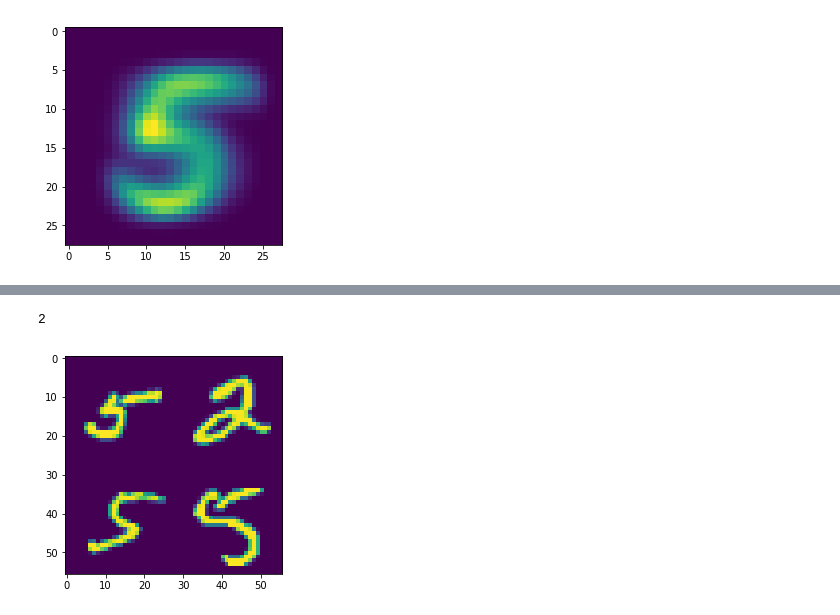
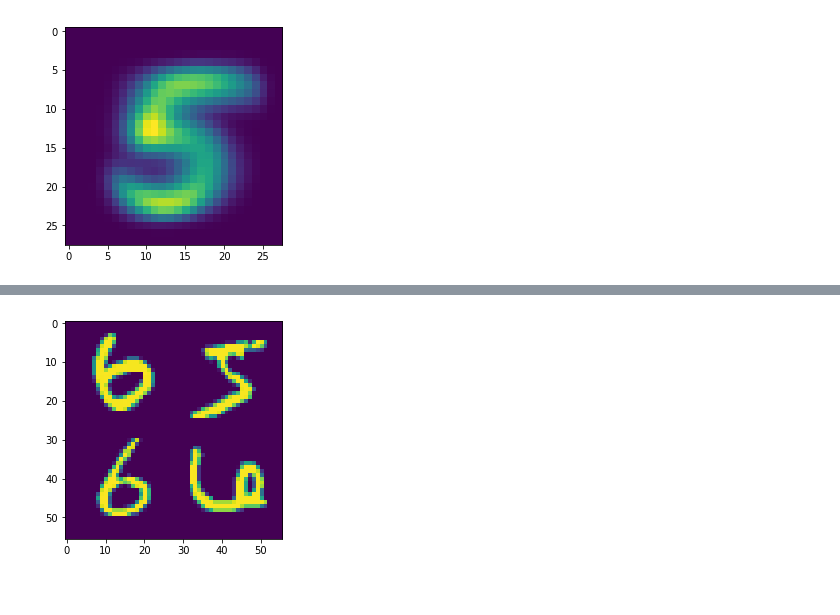
Before and after one commit to iqbal-chowdhury/VAE_Lab, a Jupyter notebook: sesame1.ipynb, the cells around one changed output, grey strips where cells are left out. Saved outputs shown, nothing was run; the diff lists cells and outputs as text; code cells hidden in the pictures.

```diff
--- a/sesame1.ipynb
+++ b/sesame1.ipynb
@@ -117,7 +64,7 @@ oot3 = np.array([np.roll(frame, randint(0,3), axis=2) for frame in oot2])
-# %%
-n = 5
-print(y_train[n])
-oddone(oot3[n])
-# %% [output]
-2
-[figure, removed]
+# %%
+bogies = generate_bogies(x_train)
+bogies_test = generate_bogies(x_test)
+bogies.shape, bogies_test.shape
+oddone(bogies[0])
+# %% [output]
+[figure, added]
```
Also changed, not shown: parts of 23 cells of this notebook.
